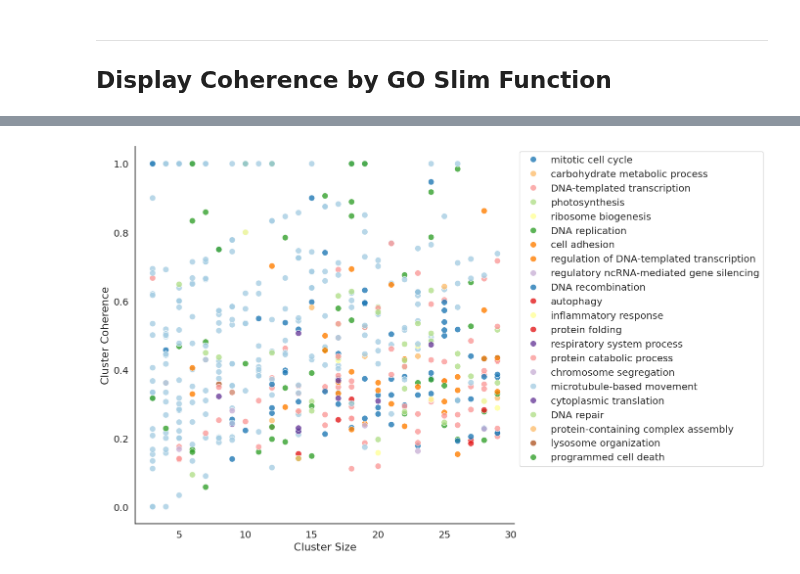
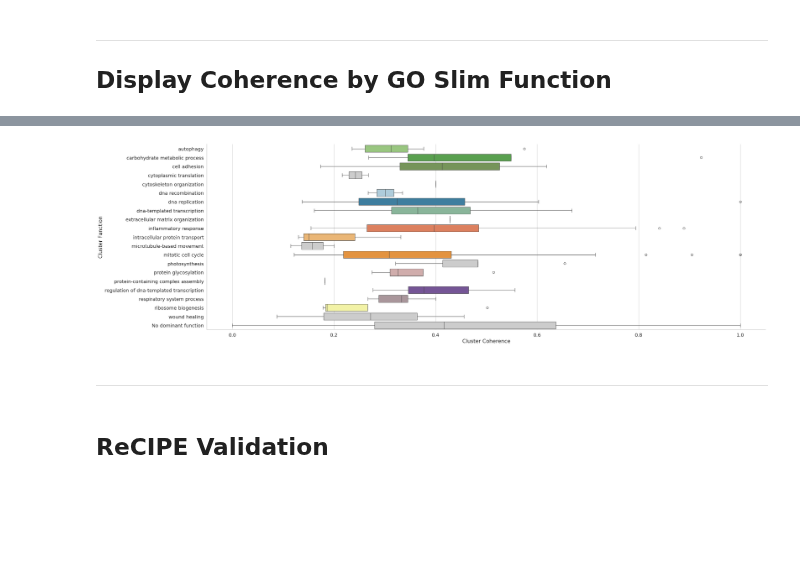
Before and after one commit to samsledje/philharmonic, a Jupyter notebook: nb/02_functional_permutation_analysis.ipynb, the cells around one changed output, grey strips where cells are left out. Cells and saved outputs as stored; diff of their text form; code cells hidden in the pictures; blank space fills up the shorter version.

Commit message:
experimenting with plots for the manuscript

```diff
--- a/nb/02_functional_permutation_analysis.ipynb
+++ b/nb/02_functional_permutation_analysis.ipynb
@@ -164,3 +190,5 @@ plt.show()
 # %% [markdown]
 ---
 ## Display Coherence by GO Slim Function
+# %%
+cluster_top_terms = pd.read_csv(cluster_func_path, sep="\t").set_index("key")
@@ -171,0 +210,16 @@ cluster_top_terms = {
+# %%
+
+clens = [len(clust["members"]) for clust in cluster_dict.values()]
+clen_bin = pd.cut(clens, bins=[0, 5, 10, 15, 20, 25, 30])
+cjacc = [np.mean(cluster_jaccards[k]) for k in cluster_dict]
+cfunc = [cluster_top_terms.loc[int(k),"go_fn"] for k in cluster_dict]
+# cfunc = [f if else "No dominant function" for f in cfunc]
+func_df = pd.DataFrame(
+    {"Function": cfunc, "Mean Jaccard Similarity": cjacc, "Cluster Size": clens, }
+)
+func_df["Function"] = func_df["Function"].str.lower()
+func_df = func_df.sort_values("Function")
+func_df["Function"].fillna("No dominant function", inplace=True)
+
+# func_df = func_df[func_df["Function"] != "No dominant function"]
+logger.info(func_df.shape)
@@ -172,22 +249,27 @@ cluster_top_terms = {
 # %%
-sns.set_theme(style="white", font_scale=1.3)
-fig, ax = plt.subplots(figsize=(10, 10))
+sns.set_theme(style="whitegrid", font_scale=1.3)
+fig, ax = plt.subplots(figsize=(30, 10))
 
-clens = [len(clust["members"]) for clust in cluster_dict.values()]
-cjacc = [np.mean(cluster_jaccards[k]) for k in cluster_dict]
-cfunc = [cluster_top_terms[k] for k in cluster_dict]
-color_map = {
-    k: v
-    for k, v in zip(sorted(set(cfunc)), sns.color_palette("Paired", len(set(cfunc))))
-}
-color_map["No function"] = (0.8, 0.8, 0.8)
+# color_map = {
+#     k: v
+#     for k, v in zip(sorted(set(cfunc)), sns.color_palette("Paired", len(set(cfunc))))
+# }
+# color_map["No function"] = (0.8, 0.8, 0.8)
 
-sns.scatterplot(x=clens, y=cjacc, s=80, alpha=0.8, hue=cfunc, palette=color_map, ax=ax)
-plt.xlabel("Cluster Size")
-plt.ylabel("Cluster Coherence")
-sns.move_legend(ax, "upper left", bbox_to_anchor=(1, 1))
+# sns.scatterplot(x=clens, y=cjacc, s=80, alpha=0.8, hue=cfunc, palette=color_map, ax=ax)
+
+# sns.swarmplot(data=func_df, x="Mean Jaccard Similarity", y="Function", ax=ax, hue="Function")#, palette=color_map)
+sns.boxplot(data=func_df, x="Mean Jaccard Similarity", y="Function", ax=ax, hue="Function", palette=philharmonic_colors)
+# plt.xticks(rotation=90, ha='right')
+plt.xlabel("Cluster Coherence")
+plt.ylabel("Cluster Function")
+# sns.move_legend(ax, "upper left", bbox_to_anchor=(1, 1))
 sns.despine()
 plt.savefig(IMG_DIR / "enrichment_by_function.svg", bbox_inches="tight", dpi=300)
 plt.show()
 # %% [output]
-[figure, old version]
+[figure, new version]
+# %% [markdown]
+---
+# %% [markdown]
+## ReCIPE Validation
```
Also changed, not shown: parts of 19 cells of this notebook, 2 other files.
